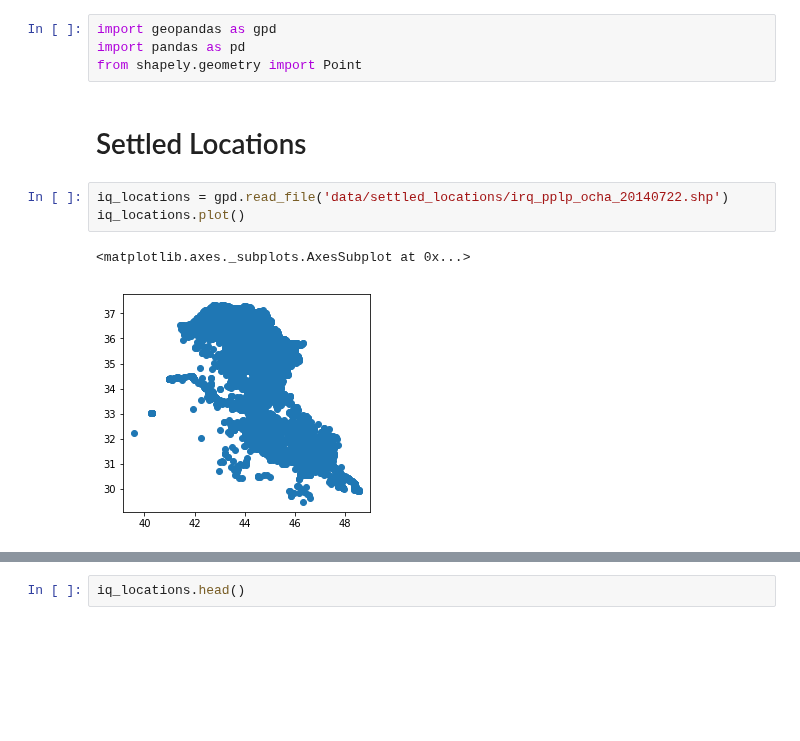
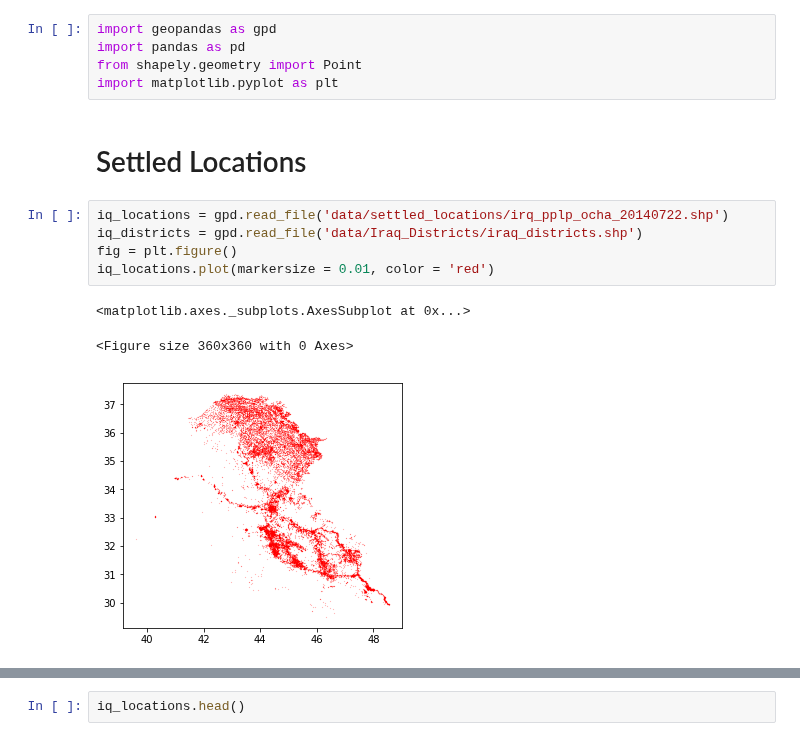
Before and after one commit to tamos/MACS30200proj, a Jupyter notebook: paper_code/DataPrepSimplified.ipynb, the cells around one changed output, grey strips where cells are left out. Drawn from its saved outputs; the diff is of its cells as text; blank space fills up the shorter version.

```diff
--- a/paper_code/DataPrepSimplified.ipynb
+++ b/paper_code/DataPrepSimplified.ipynb
@@ -2,11 +2,15 @@
 import geopandas as gpd
 import pandas as pd
 from shapely.geometry import Point
+import matplotlib.pyplot as plt
 # %% [markdown]
 # Settled Locations
 # %%
 iq_locations = gpd.read_file('data/settled_locations/irq_pplp_ocha_20140722.shp')
-iq_locations.plot()
+iq_districts = gpd.read_file('data/Iraq_Districts/iraq_districts.shp')
+fig = plt.figure()
+iq_locations.plot(markersize = 0.01, color = 'red')
 # %% [output]
 <matplotlib.axes._subplots.AxesSubplot at 0x...>
+<Figure size 360x360 with 0 Axes>
-[figure, old version]
+[figure, new version]
```
Also changed, not shown: parts of 21 cells of this notebook, 2 other files.
